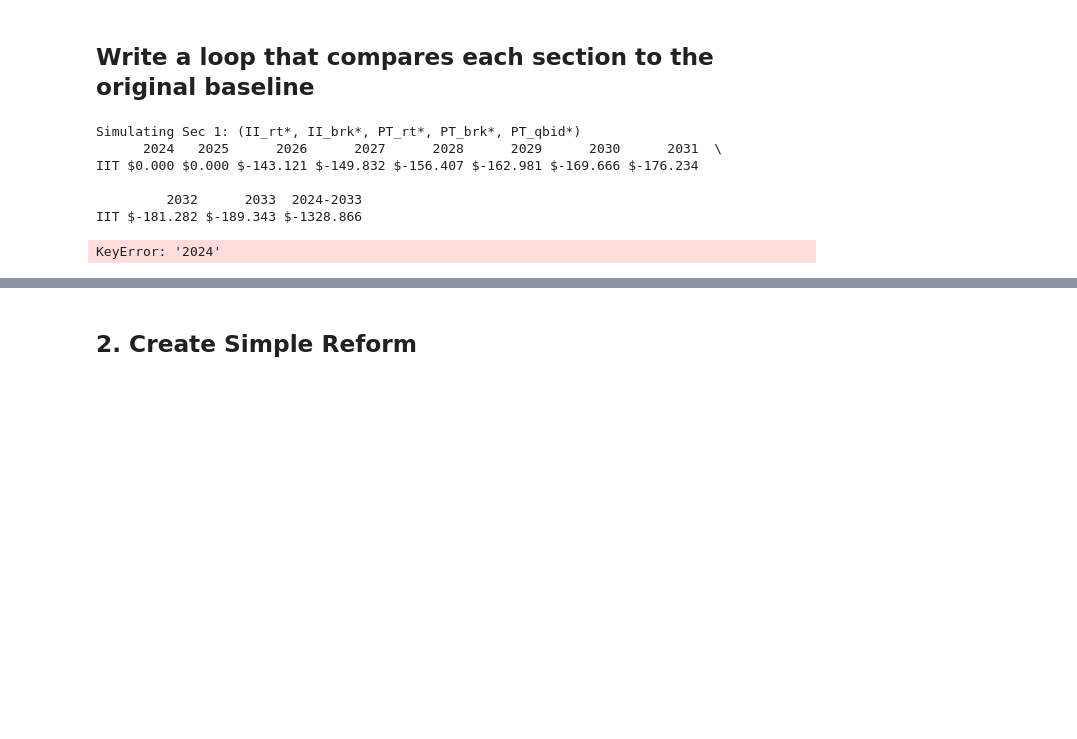
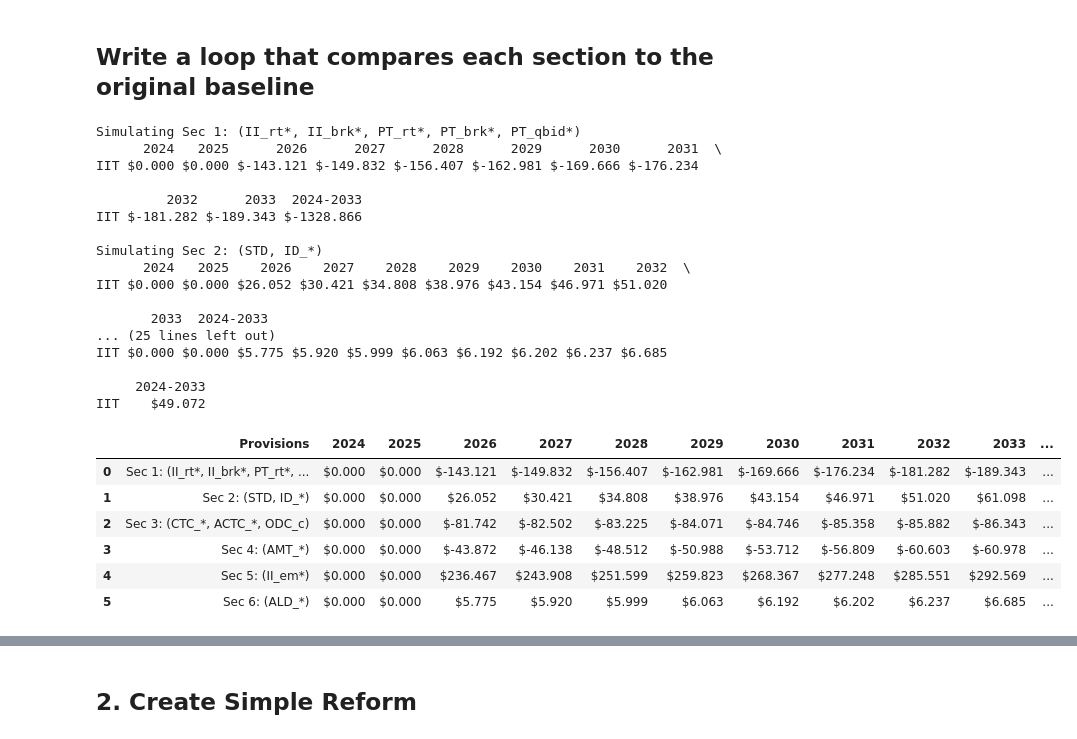
Before and after one commit to OpenSourceEcon/TCJAperm, a Jupyter notebook: taxcalc_test.ipynb, the cells around one changed output, grey strips where cells are left out. Drawn from its saved outputs; the diff is of its cells as text; code cells hidden in the pictures; blank space fills up the shorter version.

```diff
--- a/taxcalc_test.ipynb
+++ b/taxcalc_test.ipynb
@@ -170,7 +173,7 @@ sec_ref1_list = [
     (
         "Sec 2: (STD, ID_*)",
         {
-            "STD": {"2026": [12950.0, 19400.0, 12950.0, 19400.0, 25900.0]},
+            "STD": {"2026": [12950.0, 25900.0, 12950.0, 19400.0, 25900.0]},
             "ID_AllTaxes_c": {"2026": [10000.0, 10000.0, 5000.0, 10000.0, 10000.0]},
             "ID_Charity_crt_all": {"2026": 0.6},
             "ID_Casualty_hc": {"2026": 1.0},
@@ -241,6 +244,7 @@ diff_ref1_sec1_df
 # %% [markdown]
 ## Write a loop that compares each section to the original baseline
 # %%
+
 # Create blank pandas dataframe with columns ["Provisions", "2024", "2025",..., "2033", "2024-2033"]
 diff_df = pd.DataFrame(
     columns=[
@@ -264,34 +268,51 @@ for i,tpl in enumerate(sec_ref1_list):
 
     rev_base = {'IIT': {}}
     rev_ref = {'IIT': {}}
     for t in range(2024, 2034):
         calc_base.advance_to_year(t)
         calc_base.calc_all()
         calc_ref.advance_to_year(t)
         calc_ref.calc_all()
-        rev_base['IIT'][t] = calc_base.weighted_total('iitax')
-        rev_ref['IIT'][t] = calc_ref.weighted_total('iitax')
+        rev_base['IIT'][str(t)] = calc_base.weighted_total('iitax')
+        rev_ref['IIT'][str(t)] = calc_ref.weighted_total('iitax')
 
     rev_base_df = pd.DataFrame.from_dict(rev_base).T
     rev_ref_df = pd.DataFrame.from_dict(rev_ref).T
     diff_sec_df = (rev_ref_df - rev_base_df) * 1e-9  # in $ billions
     pd.options.display.float_format = '${:.3f}'.format
     diff_sec_df['2024-2033'] = diff_sec_df.sum(axis=1)
     print(diff_sec_df)
     diff_df.loc[i, "Provisions"] = tpl[0]
     numeric_columns = [
         "2024", "2025", "2026", "2027", "2028", "2029", "2030", "2031", "2032",
         "2033", "2024-2033"
     ]
     for col in numeric_columns:
-        diff_df.loc[i, col] = diff_sec_df[col].values[0]
+        diff_df.loc[i, col] = diff_sec_df.loc["IIT", col]
 
 diff_df
 # %% [output]
 Simulating Sec 1: (II_rt*, II_brk*, PT_rt*, PT_brk*, PT_qbid*)
       2024   2025      2026      2027      2028      2029      2030      2031  \
 IIT $0.000 $0.000 $-143.121 $-149.832 $-156.407 $-162.981 $-169.666 $-176.234
 
          2032      2033  2024-2033
 IIT $-181.282 $-189.343 $-1328.866
+
+Simulating Sec 2: (STD, ID_*)
+      2024   2025    2026    2027    2028    2029    2030    2031    2032  \
+IIT $0.000 $0.000 $26.052 $30.421 $34.808 $38.976 $43.154 $46.971 $51.020
+
+       2033  2024-2033
+... (25 lines left out)
+IIT $0.000 $0.000 $5.775 $5.920 $5.999 $6.063 $6.192 $6.202 $6.237 $6.685
+
+     2024-2033
+IIT    $49.072
-KeyError: '2024'
+|  | Provisions | 2024 | 2025 | 2026 | 2027 | 2028 | 2029 | 2030 | 2031 | 2032 | 2033 | ... |
+| 0 | Sec 1: (II_rt*, II_brk*, PT_rt*, ... | $0.000 | $0.000 | $-143.121 | $-149.832 | $-156.407 | $-162.981 | $-169.666 | $-176.234 | $-181.282 | $-189.343 | ... |
+| 1 | Sec 2: (STD, ID_*) | $0.000 | $0.000 | $26.052 | $30.421 | $34.808 | $38.976 | $43.154 | $46.971 | $51.020 | $61.098 | ... |
+| 2 | Sec 3: (CTC_*, ACTC_*, ODC_c) | $0.000 | $0.000 | $-81.742 | $-82.502 | $-83.225 | $-84.071 | $-84.746 | $-85.358 | $-85.882 | $-86.343 | ... |
+| 3 | Sec 4: (AMT_*) | $0.000 | $0.000 | $-43.872 | $-46.138 | $-48.512 | $-50.988 | $-53.712 | $-56.809 | $-60.603 | $-60.978 | ... |
+| 4 | Sec 5: (II_em*) | $0.000 | $0.000 | $236.467 | $243.908 | $251.599 | $259.823 | $268.367 | $277.248 | $285.551 | $292.569 | ... |
+| 5 | Sec 6: (ALD_*) | $0.000 | $0.000 | $5.775 | $5.920 | $5.999 | $6.063 | $6.192 | $6.202 | $6.237 | $6.685 | ... |
```
Also changed, not shown: parts of 5 cells of this notebook, 1 other file.
